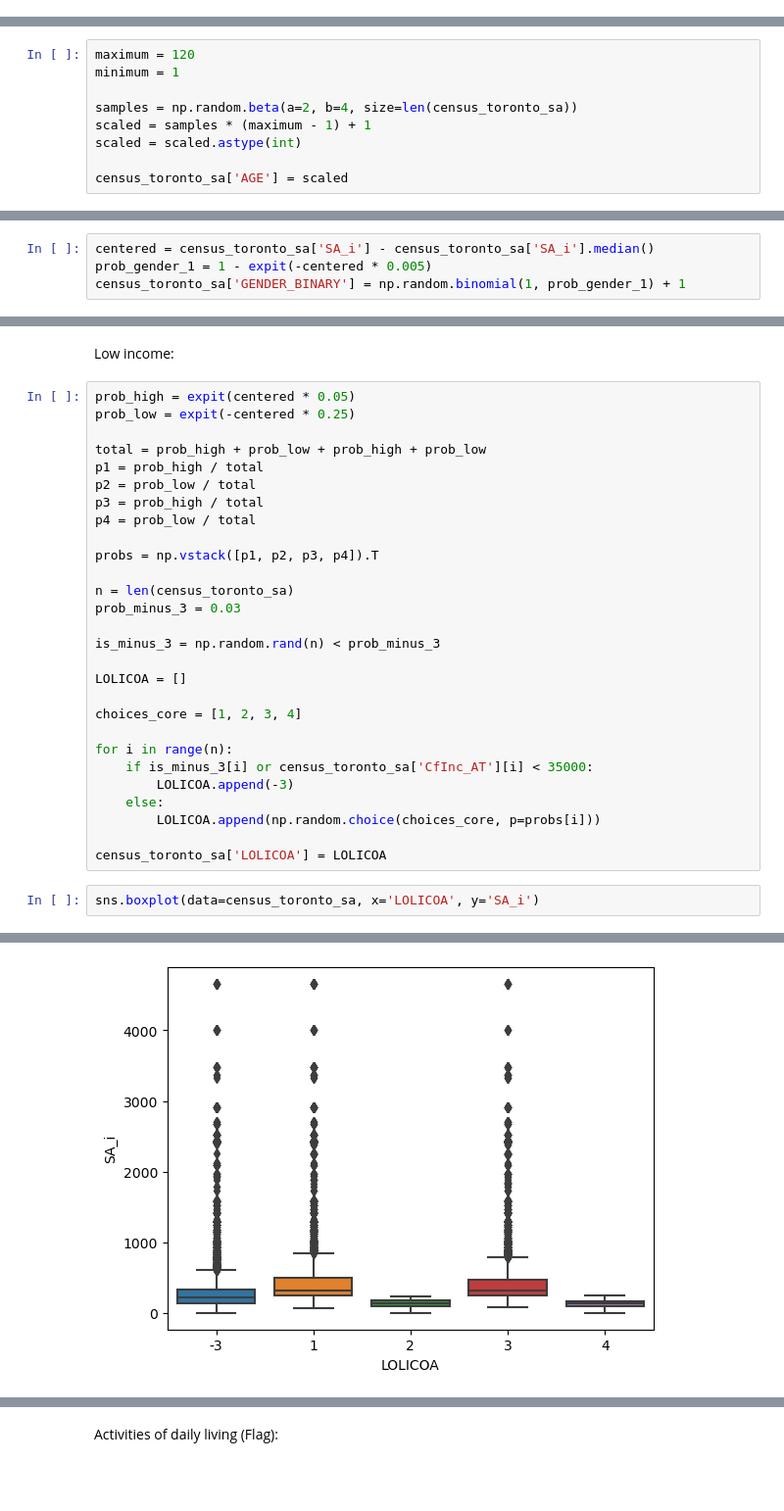
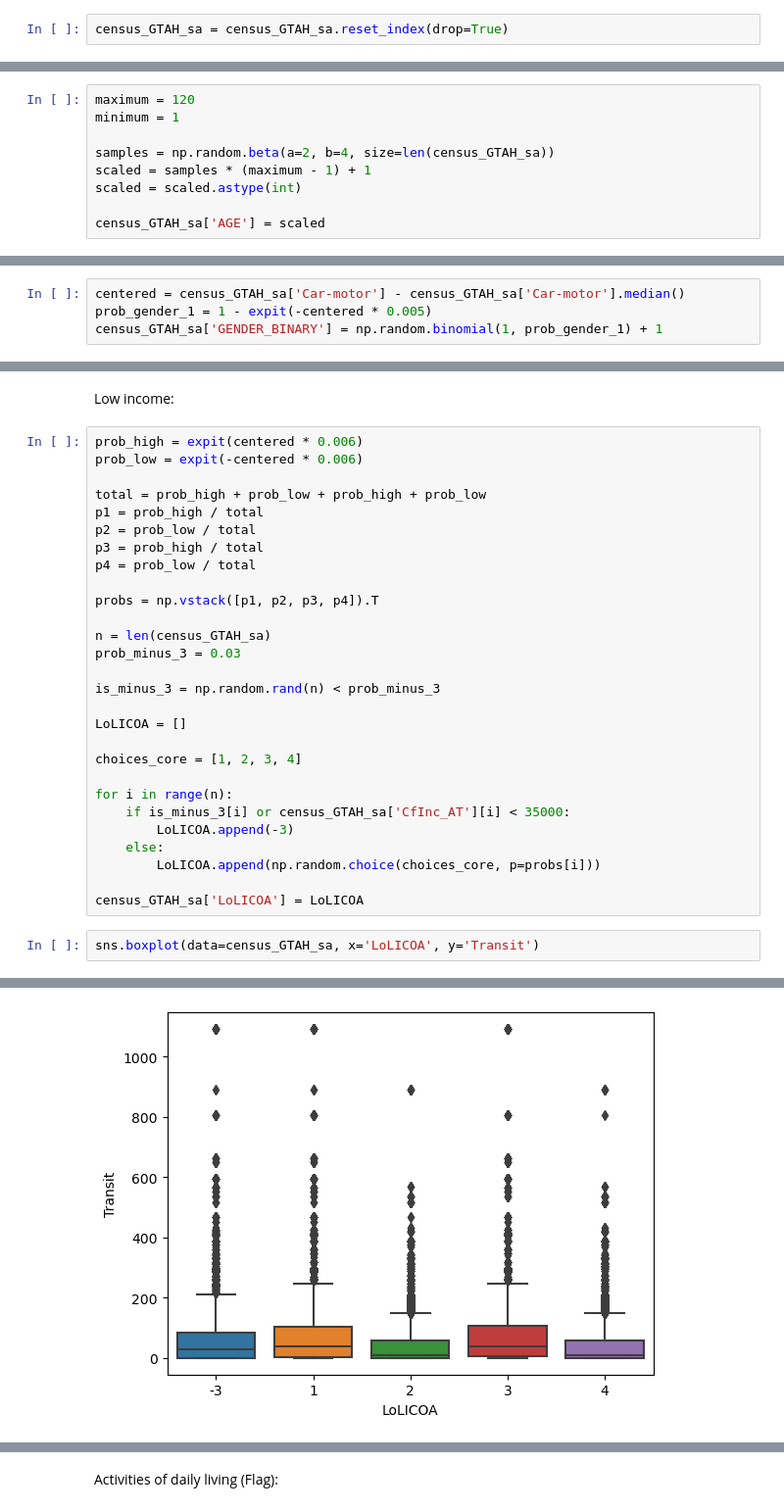
Before and after one commit to dias-bruno/CommuteCA, a Jupyter notebook: data-raw/make-data/01_test_data/02-Census-Test-Data-Toronto.ipynb, the cells around one changed output, grey strips where cells are left out. Shown at 98% size. Saved outputs shown, nothing was run; the diff lists cells and outputs as text; blank space fills up the shorter version.

```diff
--- a/data-raw/make-data/01_test_data/02-Census-Test-Data-Toronto.ipynb
+++ b/data-raw/make-data/01_test_data/02-Census-Test-Data-Toronto.ipynb
@@ -146,3 +188,5 @@ census_toronto_sa
+# %%
+census_GTAH_sa = census_GTAH_sa.reset_index(drop=True)
 # %% [markdown]
 ## Creating demographic variables
 # %%
@@ -153,8 +197,8 @@ Age:
 maximum = 120
 minimum = 1
 
-samples = np.random.beta(a=2, b=4, size=len(census_toronto_sa))
+samples = np.random.beta(a=2, b=4, size=len(census_GTAH_sa))
 scaled = samples * (maximum - 1) + 1
 scaled = scaled.astype(int)
 
-census_toronto_sa['AGE'] = scaled
+census_GTAH_sa['AGE'] = scaled
@@ -177,7 +221,7 @@ census_toronto_sa
 # %% [markdown]
 Gender:
 # %%
-centered = census_toronto_sa['SA_i'] - census_toronto_sa['SA_i'].median()
+centered = census_GTAH_sa['Car-motor'] - census_GTAH_sa['Car-motor'].median()
 prob_gender_1 = 1 - expit(-centered * 0.005)
-census_toronto_sa['GENDER_BINARY'] = np.random.binomial(1, prob_gender_1) + 1
+census_GTAH_sa['GENDER_BINARY'] = np.random.binomial(1, prob_gender_1) + 1
 # %%
@@ -188,8 +232,8 @@ sns.boxplot(data=census_toronto_sa, x='GENDER_BINARY', y='SA_i')
 # %% [markdown]
 Low income:
 # %%
-prob_high = expit(centered * 0.05)
-prob_low = expit(-centered * 0.25)
+prob_high = expit(centered * 0.006)
+prob_low = expit(-centered * 0.006)
 
 total = prob_high + prob_low + prob_high + prob_low
 p1 = prob_high / total
@@ -199,22 +243,22 @@ p4 = prob_low / total
 
 probs = np.vstack([p1, p2, p3, p4]).T
 
-n = len(census_toronto_sa)
+n = len(census_GTAH_sa)
 prob_minus_3 = 0.03
 
 is_minus_3 = np.random.rand(n) < prob_minus_3
 
-LOLICOA = []
+LoLICOA = []
 
 choices_core = [1, 2, 3, 4]
 
 for i in range(n):
-    if is_minus_3[i] or census_toronto_sa['CfInc_AT'][i] < 35000:
-        LOLICOA.append(-3)
+    if is_minus_3[i] or census_GTAH_sa['CfInc_AT'][i] < 35000:
+        LoLICOA.append(-3)
     else:
-        LOLICOA.append(np.random.choice(choices_core, p=probs[i]))
+        LoLICOA.append(np.random.choice(choices_core, p=probs[i]))
 
-census_toronto_sa['LOLICOA'] = LOLICOA
+census_GTAH_sa['LoLICOA'] = LoLICOA
 # %%
-sns.boxplot(data=census_toronto_sa, x='LOLICOA', y='SA_i')
+sns.boxplot(data=census_GTAH_sa, x='LoLICOA', y='Transit')
 # %% [output]
@@ -222,4 +266,4 @@ sns.boxplot(data=census_toronto_sa, x='LOLICOA', y='SA_i')
-[figure, old version]
+[figure, new version]
 # %%
 prob_high = expit(centered * 0.0065)
 prob_low = expit(-centered * 0.0065)
```
Also changed, not shown: parts of 74 cells of this notebook, 1 other file.
